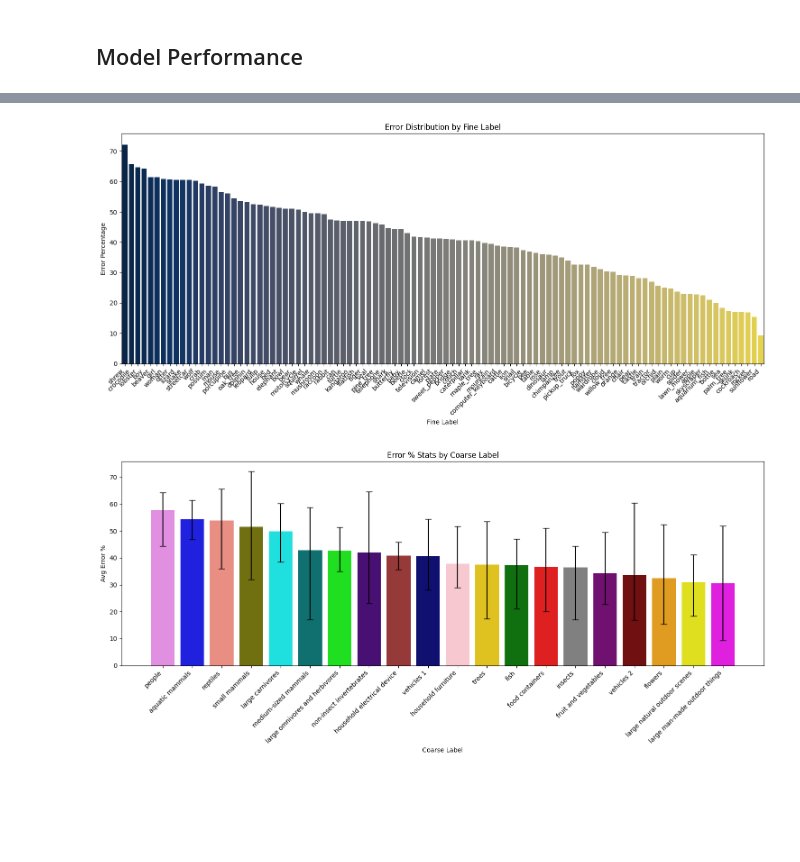
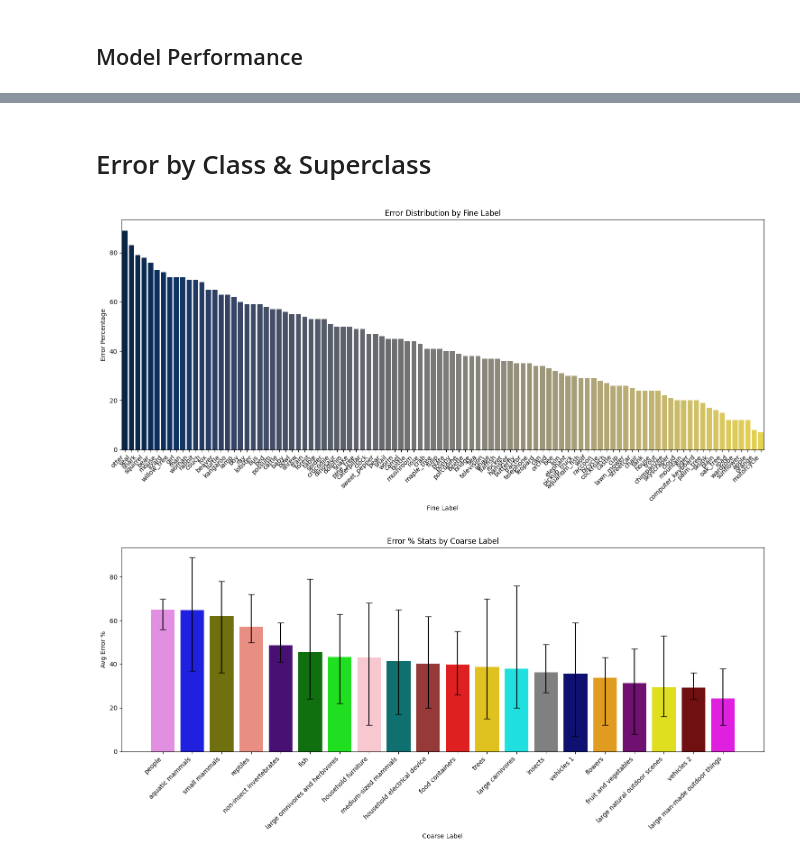
Before and after one commit to coreymunk/Deep-Learning-CIFAR-100, a Jupyter notebook: notebooks/cifar100.ipynb, the cells around one changed output, grey strips where cells are left out. Drawn from its saved outputs; the diff is of its cells as text; code cells hidden in the pictures; blank space fills up the shorter version.

```diff
--- a/notebooks/cifar100.ipynb
+++ b/notebooks/cifar100.ipynb
@@ -239,30 +305,29 @@ pool_size = (2,2)
 dense_units = 256
 
 # Model execution
-epochs = 15
+epochs = 100
 # steps_per_epoch = 100
-batch_size = 128
+batch_size = 64
 
 # CNN Architecture
 def CNN(op=optimizer, l=loss, fltr=filters, dor=dropout_rate, ks=kernel_size, ps=pool_size, du=dense_units):
     m = models.Sequential()
 
     m.add(layers.Conv2D(fltr, ks, activation='relu', input_shape=(32, 32, 3)))
+    m.add(layers.Conv2D(2*fltr, ks, activation='relu'))
+    m.add(layers.Conv2D(4*fltr, ks, activation='relu'))
     m.add(layers.MaxPool2D(ps))
     m.add(layers.BatchNormalization())
     m.add(layers.Dropout(dor))
 
-    m.add(layers.Conv2D(2*fltr, ks, activation='relu'))
-    m.add(layers.MaxPool2D(ps))
-    m.add(layers.BatchNormalization())
-    m.add(layers.Dropout(dor))
-
-    m.add(layers.Conv2D(fltr, ks, activation='relu'))
-    m.add(layers.MaxPool2D(ps))
-    m.add(layers.BatchNormalization())
-    m.add(layers.Dropout(dor))
+    # m.add(layers.Conv2D(fltr, ks, activation='relu'))
+    # m.add(layers.Conv2D(2*fltr, ks, activation='relu'))
+    # m.add(layers.MaxPool2D(ps))
+    # m.add(layers.BatchNormalization())
+    # m.add(layers.Dropout(dor))
 
     m.add(layers.Flatten())
+    m.add(layers.Dense(du, activation='relu'))
     m.add(layers.Dense(2*du, activation='relu'))
     m.add(layers.BatchNormalization())
     m.add(layers.Dropout(dor))
@@ -414,0 +386,17 @@ df
+# %%
+report = classification_report(np.argmax(y_test, axis=1), y_pred, target_names=fine_names, output_dict=True)
+
+data = {
+    'Coarse Label': coarse_names,
+    'Fine Label': fine_names,
+    'Error': [round(1 - report[label]['recall'], 3) * 100 for label in fine_names],
+    'Precision': [round(report[label]['precision'], 3) * 100 for label in fine_names],
+    'Recall': [report[label]['recall'] * 100 for label in fine_names],
+    'F1-Score': [report[label]['f1-score'] for label in fine_names],
+    'Population': [np.sum(np.argmax(y_test, axis=1) == idx) for idx in range(len(fine_names))]
+}
+
+class_performance = pd.DataFrame(data).sort_values(by='Error', ascending=False)
+class_performance.to_csv('error_data.csv', index=False)
+
+class_performance
@@ -415,3 +417,5 @@ df
+# %% [markdown]
+# Error by Class & Superclass
 # %%
 coarse_label_colors = {
     'aquatic mammals': 'blue',
@@ -434,34 +438,34 @@ coarse_label_colors = {
     'trees': 'gold',
     'vehicles 1': 'navy',
     'vehicles 2': 'maroon',
 }
 
 # Error Distribution by Fine Label
 plt.figure(figsize=(15, 7))
-sns.barplot(x='Fine Label', y='Error', data=df.sort_values(by='Error', ascending=False), palette='cividis')
+sns.barplot(x='Fine Label', y='Error', data=class_performance.sort_values(by='Error', ascending=False), palette='cividis')
 plt.title('Error Distribution by Fine Label')
 plt.xlabel('Fine Label')
 plt.xticks(rotation=45, ha='right')
 plt.ylabel('Error Percentage')
 plt.tight_layout()
 plt.show()
 
 # Calc min, mean, max error for each coarse label
-error_stats = df.groupby('Coarse Label')['Error'].agg(['mean', 'min', 'max']).reset_index().sort_values(by='mean', ascending=False)
+error_stats = class_performance.groupby('Coarse Label')['Error'].agg(['mean', 'min', 'max']).reset_index().sort_values(by='mean', ascending=False)
 error_stats['color'] = error_stats['Coarse Label'].map(coarse_label_colors)
 
 # Error % Stats by Coarse Label
 plt.figure(figsize=(15, 7))
 sns.barplot(x='Coarse Label', y='mean', data=error_stats, order=error_stats['Coarse Label'], palette=error_stats['color'])
 plt.errorbar(x=error_stats['Coarse Label'], y=error_stats['mean'],
              yerr=[error_stats['mean'] - error_stats['min'], error_stats['max'] - error_stats['mean']],
              fmt='none', color='black', capsize=5, zorder=5)  # zorder to bring error bars to the front
 plt.title('Error % Stats by Coarse Label')
 plt.xlabel('Coarse Label')
 plt.xticks(rotation=45, ha='right')
 plt.ylabel('Avg Error %')
 plt.tight_layout()
 plt.show()
 # %% [output]
-[figure, old version]
+[figure, new version]
-[figure, old version]
+[figure, new version]
```
Also changed, not shown: parts of 15 cells of this notebook, 20 other files.
